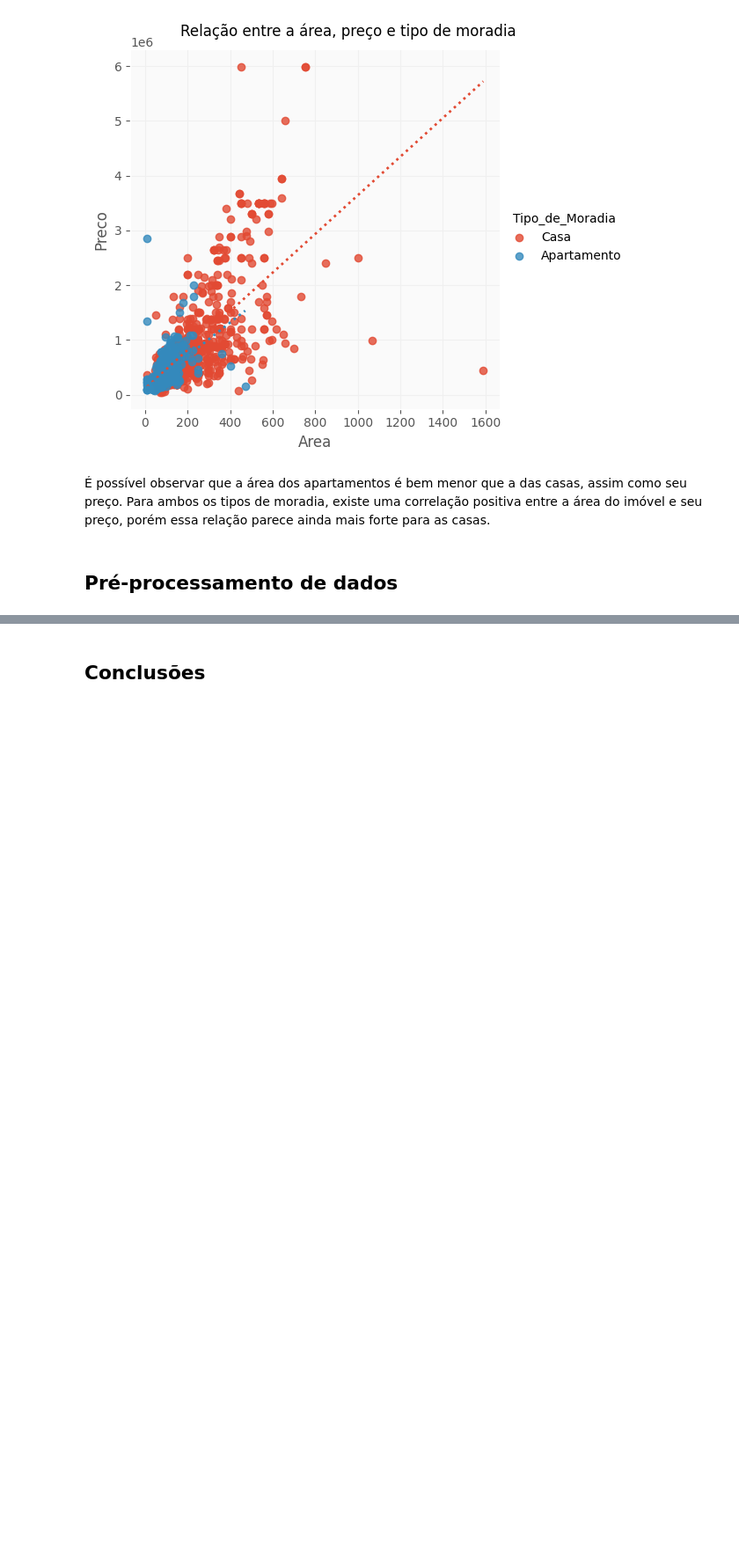
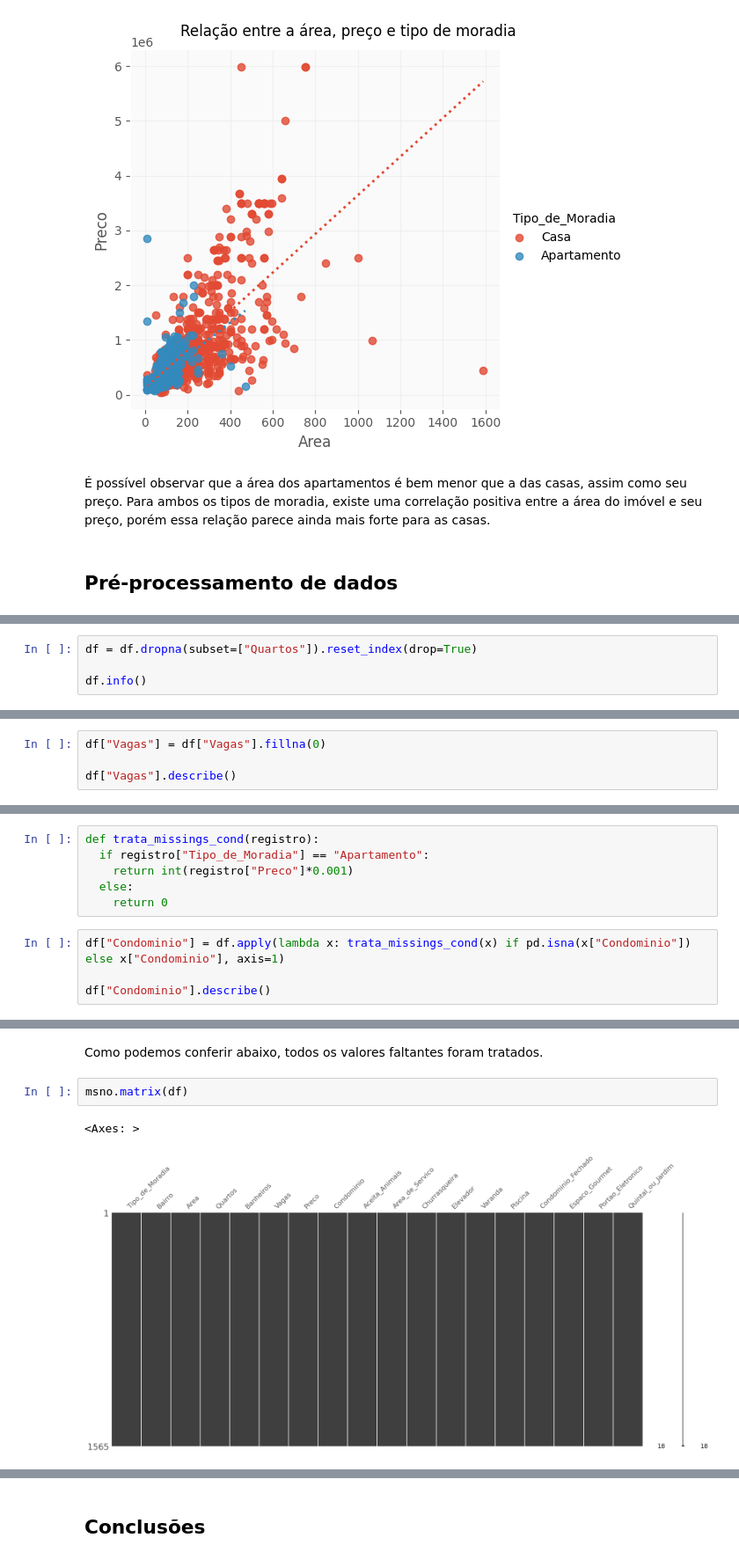
Before and after one commit to lcfdiniz/puc-rio, a Jupyter notebook: real-estate-market/real_estate_market.ipynb, the cells around one changed output, grey strips where cells are left out. Shown at 88% size. Drawn from its saved outputs; the diff is of its cells as text; blank space fills up the shorter version.

```diff
--- a/real-estate-market/real_estate_market.ipynb
+++ b/real-estate-market/real_estate_market.ipynb
@@ -550,0 +571,4 @@ plt.show()
+# %%
+df = df.dropna(subset=["Quartos"]).reset_index(drop=True)
+
+df.info()
@@ -550,0 +595,4 @@ plt.show()
+# %%
+df["Vagas"] = df["Vagas"].fillna(0)
+
+df["Vagas"].describe()
@@ -550,0 +628,10 @@ plt.show()
+# %%
+def trata_missings_cond(registro):
+  if registro["Tipo_de_Moradia"] == "Apartamento":
+    return int(registro["Preco"]*0.001)
+  else:
+    return 0
+# %%
+df["Condominio"] = df.apply(lambda x: trata_missings_cond(x) if pd.isna(x["Condominio"]) else x["Condominio"], axis=1)
+
+df["Condominio"].describe()
@@ -550,0 +648,7 @@ plt.show()
+# %% [markdown]
+Como podemos conferir abaixo, todos os valores faltantes foram tratados.
+# %%
+msno.matrix(df)
+# %% [output]
+<Axes: >
+[figure, added]
```
Also changed, not shown: parts of 37 cells of this notebook.
